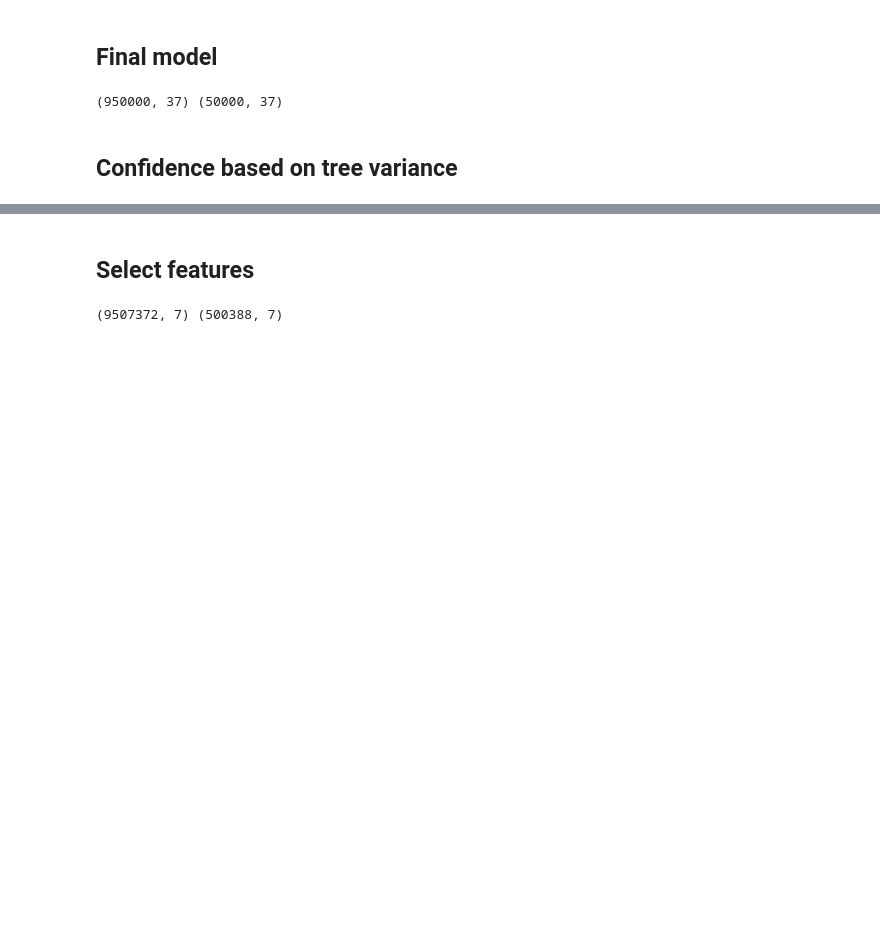
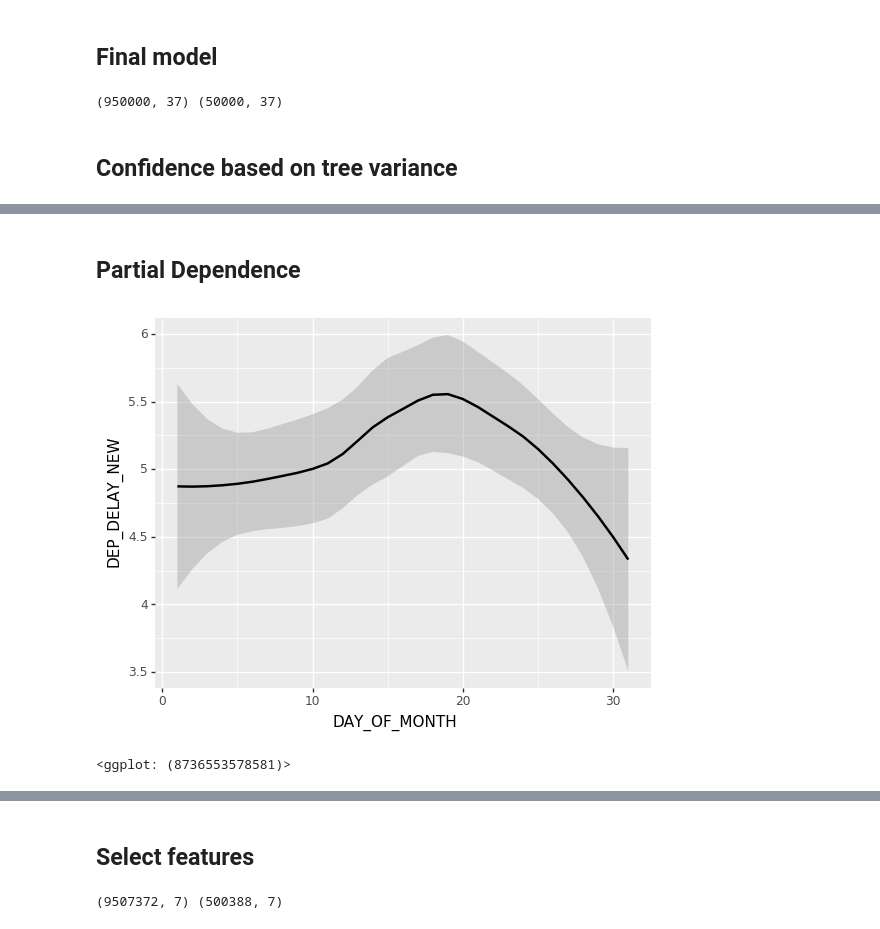
Before and after one commit to sheelabhadra/Pi-star-Skyblazers-DSC-2020, a Jupyter notebook: notebooks/Random-Forest-Copy1.ipynb, the cells around one changed output, grey strips where cells are left out. Cells and saved outputs as stored; diff of their text form; code cells hidden in the pictures; blank space fills up the shorter version.

Commit message:
Partial Dependence Plots

```diff
--- a/notebooks/Random-Forest-Copy1.ipynb
+++ b/notebooks/Random-Forest-Copy1.ipynb
@@ -282,0 +290,2 @@ feat_importances.nlargest(30).plot(kind='barh')
+# %% [markdown]
+## Partial Dependence
@@ -282,0 +295,7 @@ feat_importances.nlargest(30).plot(kind='barh')
+# %%
+x_all = get_sample(df_trim, 10000)
+# %%
+ggplot(x_all, aes('DAY_OF_MONTH', 'DEP_DELAY_NEW'))+stat_smooth(se=True, method='loess')
+# %% [output]
+[figure, added]
+<ggplot: (8736553578581)>
```
Also changed, not shown: parts of 16 cells of this notebook.
